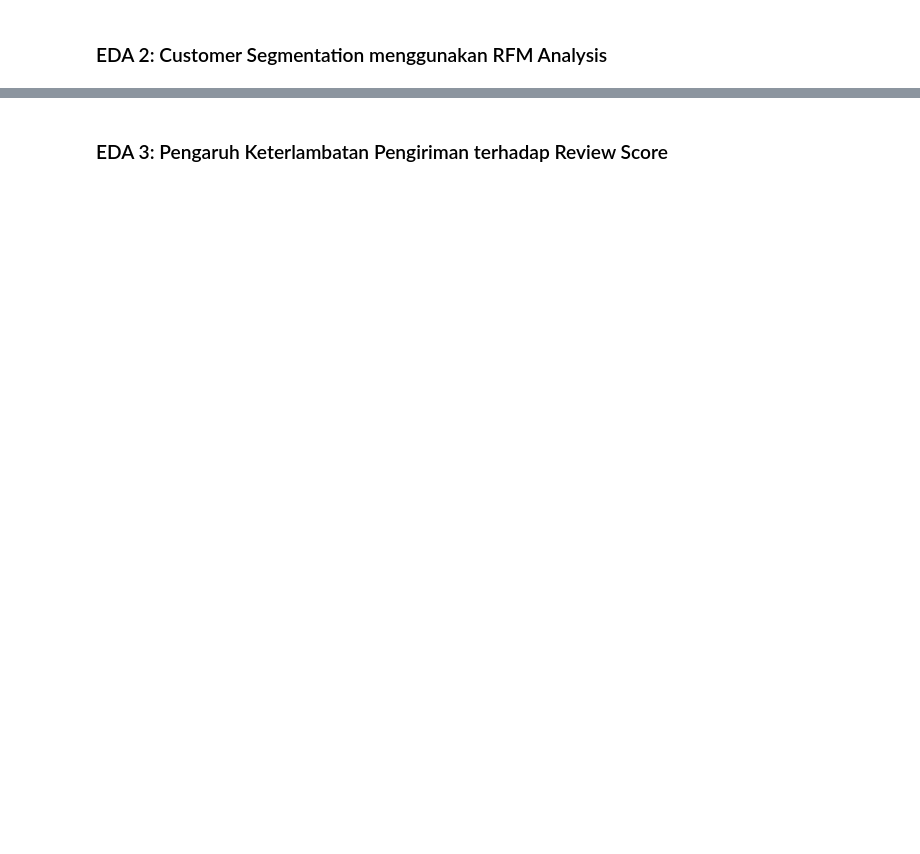
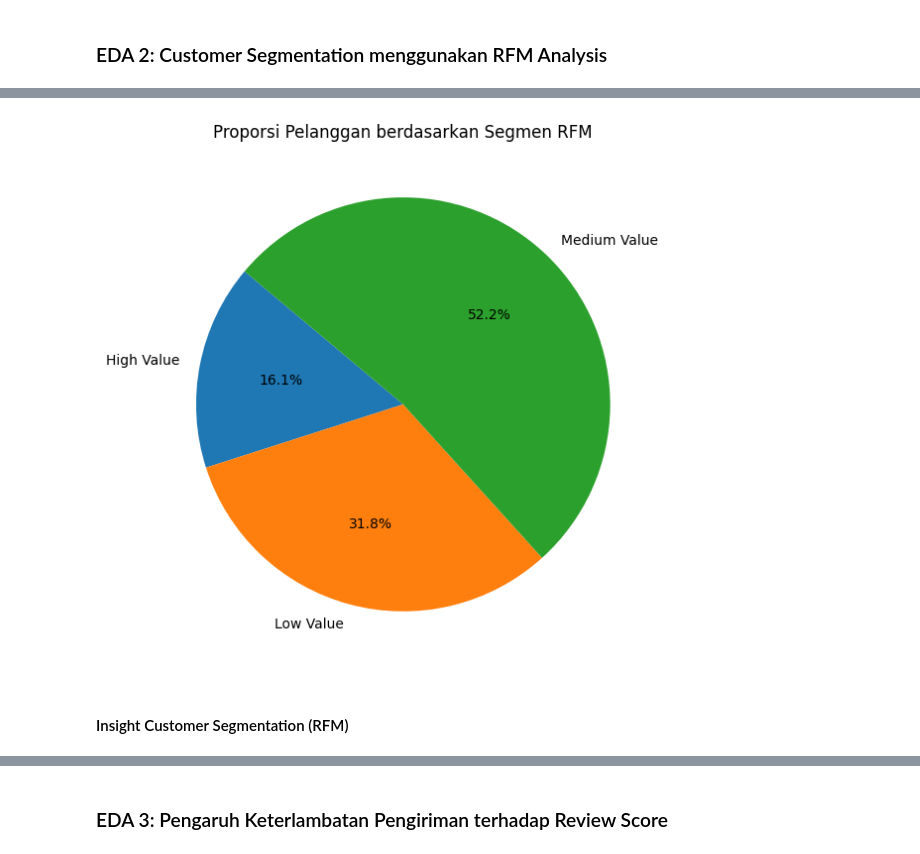
Before and after one commit to abirafdi-co/Exploratory-Data-Analysis-Customer-Segmentation-pada-E-Commerce-Public-Dataset, a Jupyter notebook: notebook.ipynb, the cells around one changed output, grey strips where cells are left out. Drawn from its saved outputs; the diff is of its cells as text; code cells hidden in the pictures; blank space fills up the shorter version.

```diff
--- a/notebook.ipynb
+++ b/notebook.ipynb
@@ -53,0 +586,15 @@ RFM Analysis digunakan untuk mengelompokkan pelanggan berdasarkan:
+# %%
+plt.figure(figsize=(6,6))
+plt.pie(
+    segment_summary['total_customers'],
+    labels=segment_summary['Segment'],
+    autopct='%1.1f%%',
+    startangle=140
+)
+plt.title('Proporsi Pelanggan berdasarkan Segmen RFM')
+plt.tight_layout()
+plt.show()
+# %% [output]
+[figure, added]
+# %% [markdown]
+#### Insight Customer Segmentation (RFM)
```
Also changed, not shown: parts of 72 cells of this notebook.
